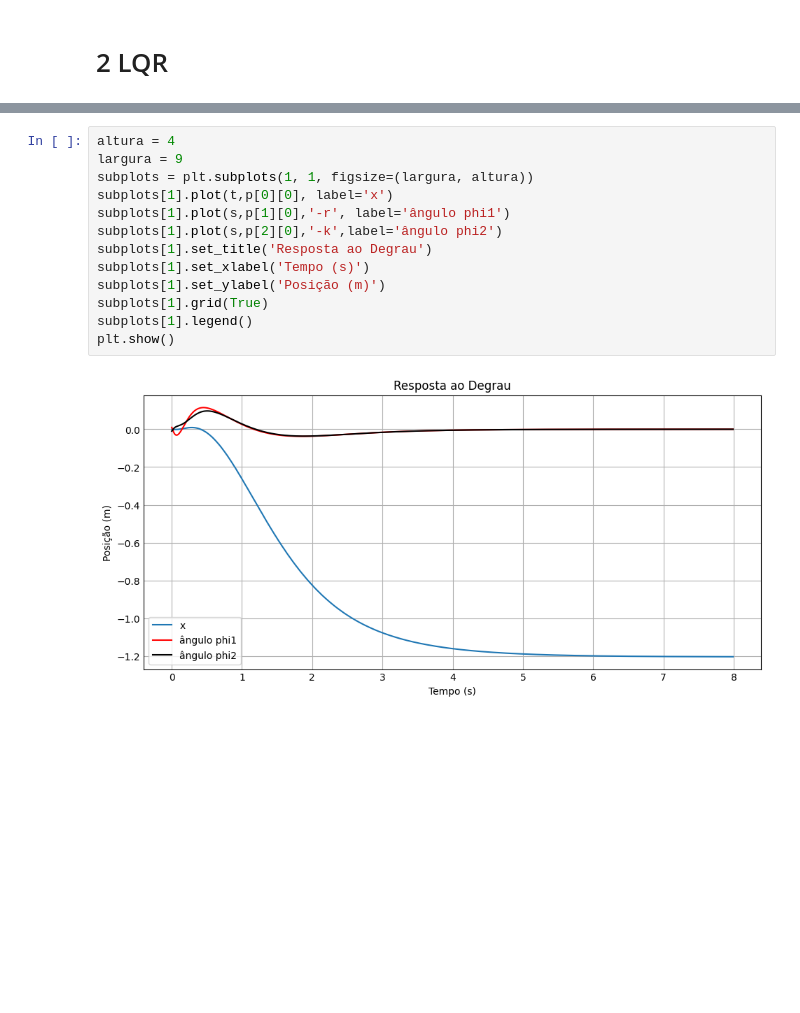
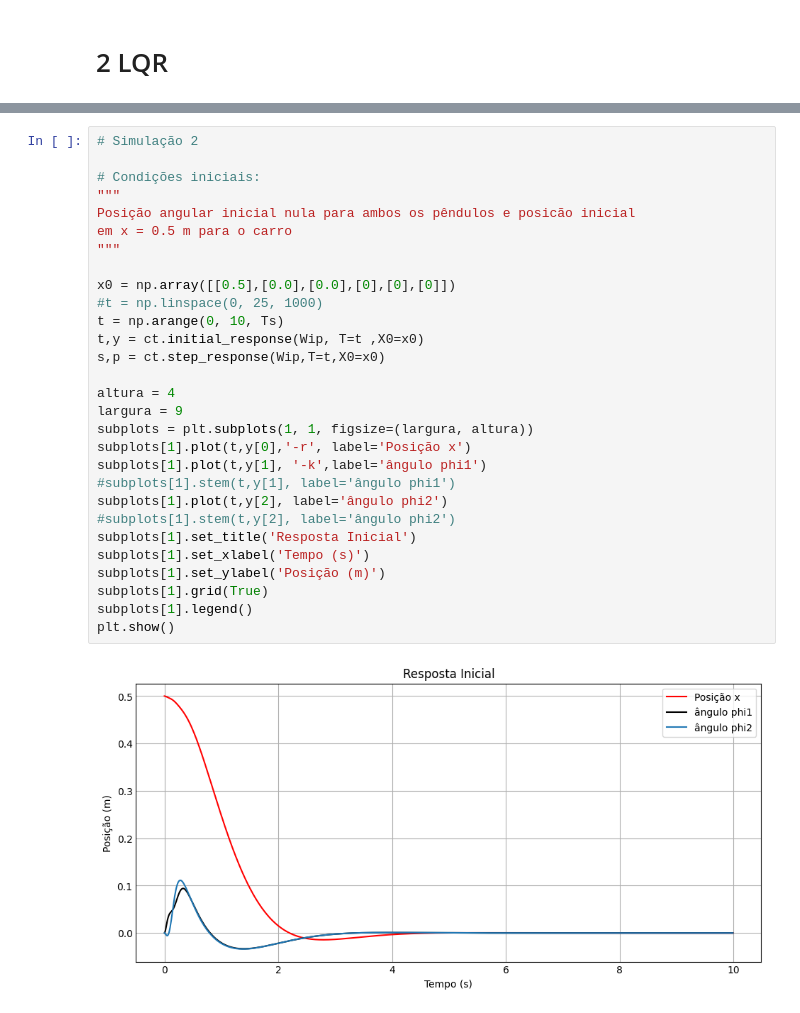
Before and after one commit to thebrendonbarbosa/Projeto_TCC_DPI_Thalyson, a Jupyter notebook: scripts/Controladores/LQR/LQR_duplo_pêndulo.ipynb, the cells around one changed output, grey strips where cells are left out. Cells and saved outputs as stored; diff of their text form; blank space fills up the shorter version.

```diff
--- a/scripts/Controladores/LQR/LQR_duplo_pêndulo.ipynb
+++ b/scripts/Controladores/LQR/LQR_duplo_pêndulo.ipynb
@@ -116,16 +196,32 @@ plt.show()
 # %%
+# Simulação 2
+
+# Condições iniciais:
+"""
+Posição angular inicial nula para ambos os pêndulos e posicão inicial
+em x = 0.5 m para o carro
+"""
+
+x0 = np.array([[0.5],[0.0],[0.0],[0],[0],[0]])
+#t = np.linspace(0, 25, 1000)
+t = np.arange(0, 10, Ts)
+t,y = ct.initial_response(Wip, T=t ,X0=x0)
+s,p = ct.step_response(Wip,T=t,X0=x0)
+
 altura = 4
 largura = 9
 subplots = plt.subplots(1, 1, figsize=(largura, altura))
-subplots[1].plot(t,p[0][0], label='x')
-subplots[1].plot(s,p[1][0],'-r', label='ângulo phi1')
-subplots[1].plot(s,p[2][0],'-k',label='ângulo phi2')
-subplots[1].set_title('Resposta ao Degrau')
+subplots[1].plot(t,y[0],'-r', label='Posição x')
+subplots[1].plot(t,y[1], '-k',label='ângulo phi1')
+#subplots[1].stem(t,y[1], label='ângulo phi1')
+subplots[1].plot(t,y[2], label='ângulo phi2')
+#subplots[1].stem(t,y[2], label='ângulo phi2')
+subplots[1].set_title('Resposta Inicial')
 subplots[1].set_xlabel('Tempo (s)')
 subplots[1].set_ylabel('Posição (m)')
 subplots[1].grid(True)
 subplots[1].legend()
 plt.show()
 # %% [output]
-[figure, old version]
+[figure, new version]
 # %%
```
Also changed, not shown: parts of 10 cells of this notebook.
